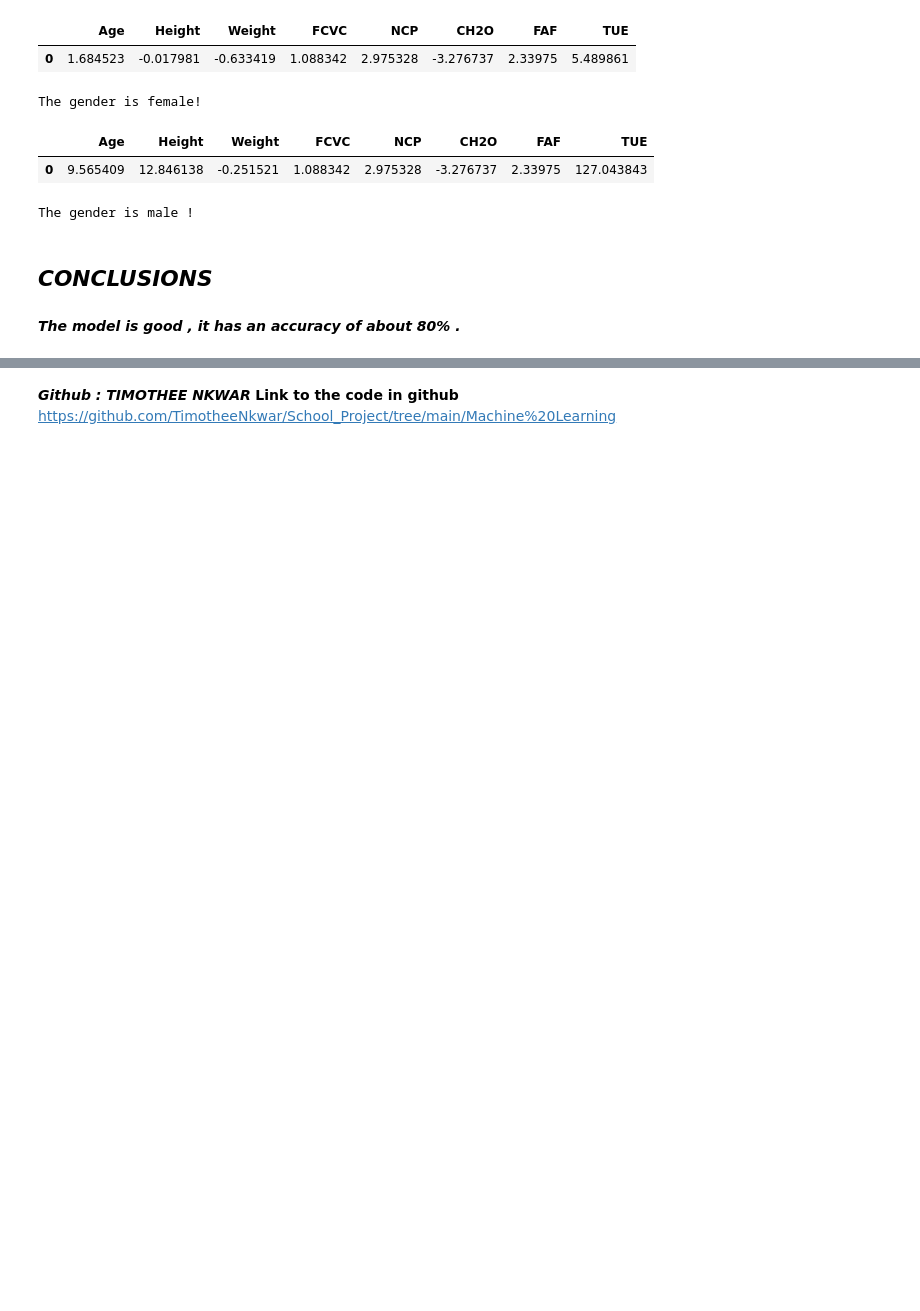
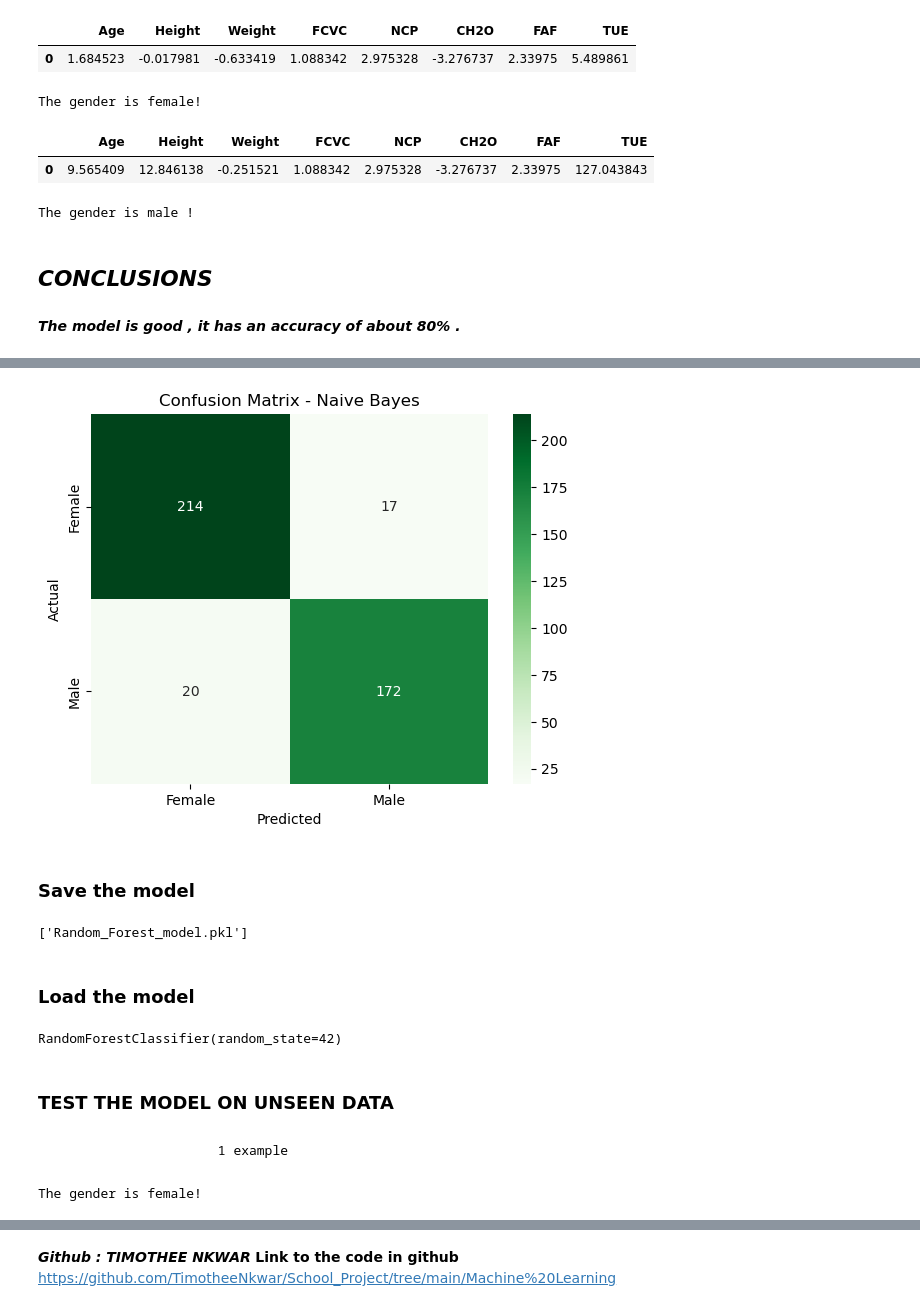
Before and after one commit to TimotheeNkwar/School_Project, a Jupyter notebook: Machine Learning/Machine_Learning_Projetcts.ipynb, the cells around one changed output, grey strips where cells are left out. Cells and saved outputs as stored; diff of their text form; code cells hidden in the pictures; blank space fills up the shorter version.

```diff
--- a/Machine Learning/Machine_Learning_Projetcts.ipynb
+++ b/Machine Learning/Machine_Learning_Projetcts.ipynb
@@ -887,0 +381,15 @@ joblib.dump(knn,"model,my_knn_model.pk1")
+# %%
+X = data_encoded.drop(columns=['Gender'], axis=1).values
+y = data_encoded['Gender']
+
+# Split the dataset into training and test sets
+X_train, X_test, y_train, y_test = train_test_split(X, y, test_size=0.2, random_state=0)
+
+# Initialize the scaler
+scaler = StandardScaler()
+
+# Fit the scaler on the training data only and transform
+X_train_scaled = scaler.fit_transform(X_train)
+
+# Transform the test data using the same scaler
+X_test_scaled = scaler.transform(X_test)
@@ -887,0 +420,4 @@ joblib.dump(knn,"model,my_knn_model.pk1")
+# %%
+# Train the RandomForestClassifier
+rf_model = RandomForestClassifier(n_estimators=100, random_state=42)
+rf_model.fit(X_train_scaled, y_train)
@@ -887,0 +428,10 @@ joblib.dump(knn,"model,my_knn_model.pk1")
+# %%
+# Import necessary libraries
+from sklearn.metrics import accuracy_score, confusion_matrix, classification_report
+
+# Assuming y_pred was generated from rf_model.predict(X_test_scaled)
+y_pred_rf = rf_model.predict(X_test_scaled)
+
+# Calculate accuracy
+accuracy = accuracy_score(y_test, y_pred_rf)
+print(f"Accuracy score : {accuracy:.4f}")
@@ -887,0 +440,6 @@ joblib.dump(knn,"model,my_knn_model.pk1")
+# %%
+
+# Calculate and print confusion matrix
+Rfcm = confusion_matrix(y_test, y_pred_rf)
+print("\nConfusion Matrix:")
+print(cm)
@@ -887,0 +464,32 @@ joblib.dump(knn,"model,my_knn_model.pk1")
+# %%
+import seaborn as sns
+import matplotlib.pyplot as plt
+
+sns.heatmap(Rfcm, annot=True, fmt='d', cmap='Greens', xticklabels=['Female', 'Male'], yticklabels=['Female', 'Male'])
+plt.xlabel('Predicted')
+plt.ylabel('Actual')
+plt.title('Confusion Matrix - Naive Bayes')
+plt.show()
+# %% [output]
+[figure, added]
+# %% [markdown]
+### Save the model
+# %%
+# Save the model
+import joblib
+joblib.dump(rf_model, "Random_Forest_model.pkl")
+# %% [output]
+['Random_Forest_model.pkl']
+# %% [markdown]
+### Load the model
+# %%
+# Load the model
+Random_Forest_model = joblib.load("Random_Forest_model.pkl")
+
+Random_Forest_model
+# %% [output]
+RandomForestClassifier(random_state=42)
+# %% [markdown]
+### TEST THE MODEL ON UNSEEN DATA
+# %% [markdown]
+                         1 example
@@ -887,0 +501,9 @@ joblib.dump(knn,"model,my_knn_model.pk1")
+# %%
+#let's predict the new data
+prediction1 = Random_Forest_model.predict(new)
+if prediction1 == 0:
+     print("The gender is female!")
+else:
+     print("The gender is male !")
+# %% [output]
+The gender is female!
```
Also changed, not shown: parts of 115 cells of this notebook, 8 other files.
